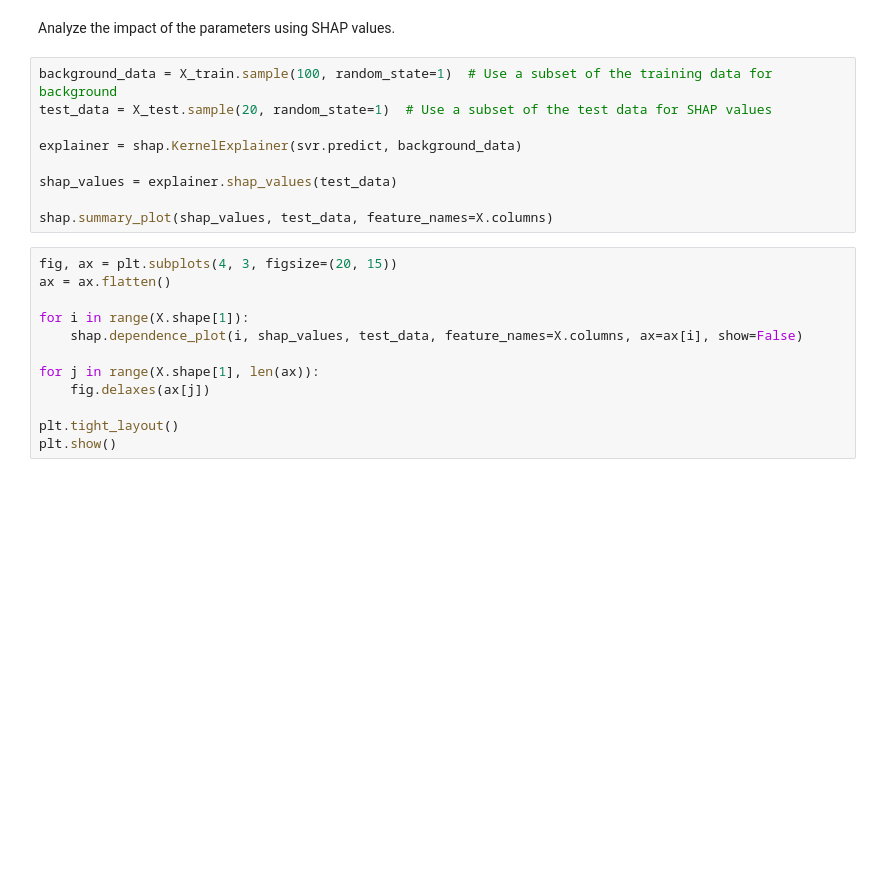
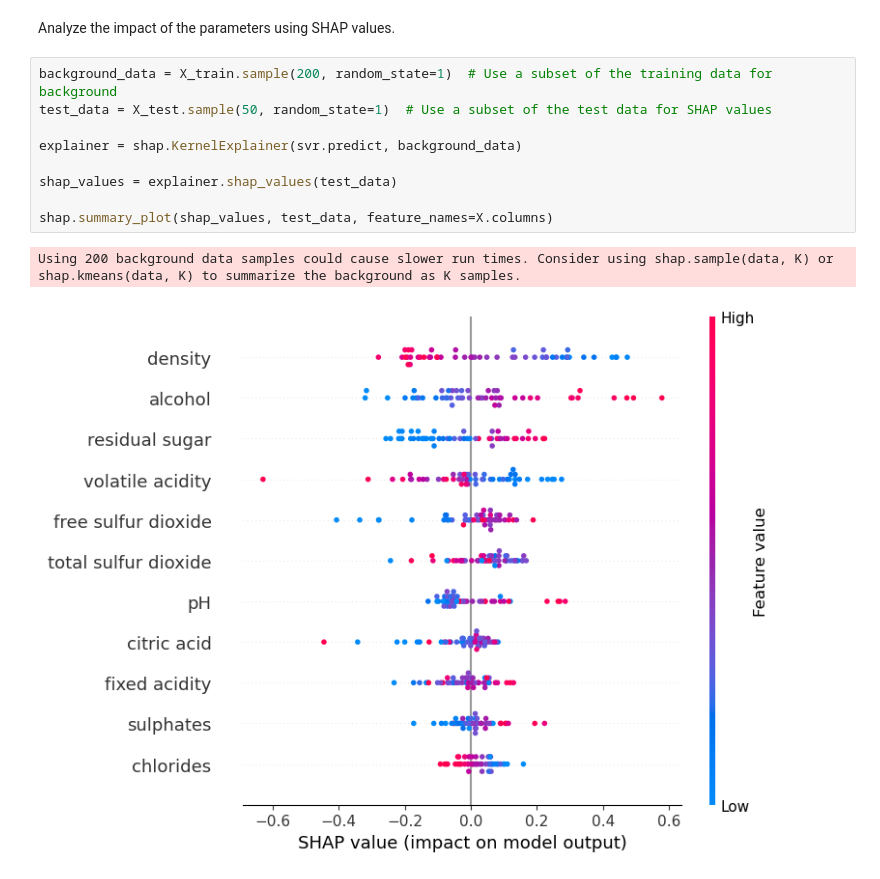
Before and after one commit to abroer/IM0712-Assignment3, a Jupyter notebook: SVM_explain_SHAP.ipynb, the cells around one changed output. Drawn from its saved outputs; the diff is of its cells as text; blank space fills up the shorter version.

```diff
--- a/SVM_explain_SHAP.ipynb
+++ b/SVM_explain_SHAP.ipynb
@@ -151,24 +274,15 @@ print(f"Testing Data Set Metrics:\nR: {test_r}\nMSE: {test_mse}\nMAPE: {test_map
 ![image.png](attachment:image.png)
 # %% [markdown]
 Analyze the impact of the parameters using SHAP values.
-# %%
-background_data = X_train.sample(100, random_state=1)  # Use a subset of the training data for background
-test_data = X_test.sample(20, random_state=1)  # Use a subset of the test data for SHAP values
-
-explainer = shap.KernelExplainer(svr.predict, background_data)
-
-shap_values = explainer.shap_values(test_data)
-
-shap.summary_plot(shap_values, test_data, feature_names=X.columns)
-# %%
-fig, ax = plt.subplots(4, 3, figsize=(20, 15))
-ax = ax.flatten()
-
-for i in range(X.shape[1]):
-    shap.dependence_plot(i, shap_values, test_data, feature_names=X.columns, ax=ax[i], show=False)
-
-for j in range(X.shape[1], len(ax)):
-    fig.delaxes(ax[j])
-
-plt.tight_layout()
-plt.show()
+# %%
+background_data = X_train.sample(200, random_state=1)  # Use a subset of the training data for background
+test_data = X_test.sample(50, random_state=1)  # Use a subset of the test data for SHAP values
+
+explainer = shap.KernelExplainer(svr.predict, background_data)
+
+shap_values = explainer.shap_values(test_data)
+
+shap.summary_plot(shap_values, test_data, feature_names=X.columns)
+# %% [output]
+Using 200 background data samples could cause slower run times. Consider using shap.sample(data, K) or shap.kmeans(data, K) to summarize the background as K samples.
+[figure, added]
```
Also changed, not shown: parts of 16 cells of this notebook, 5 other files.
